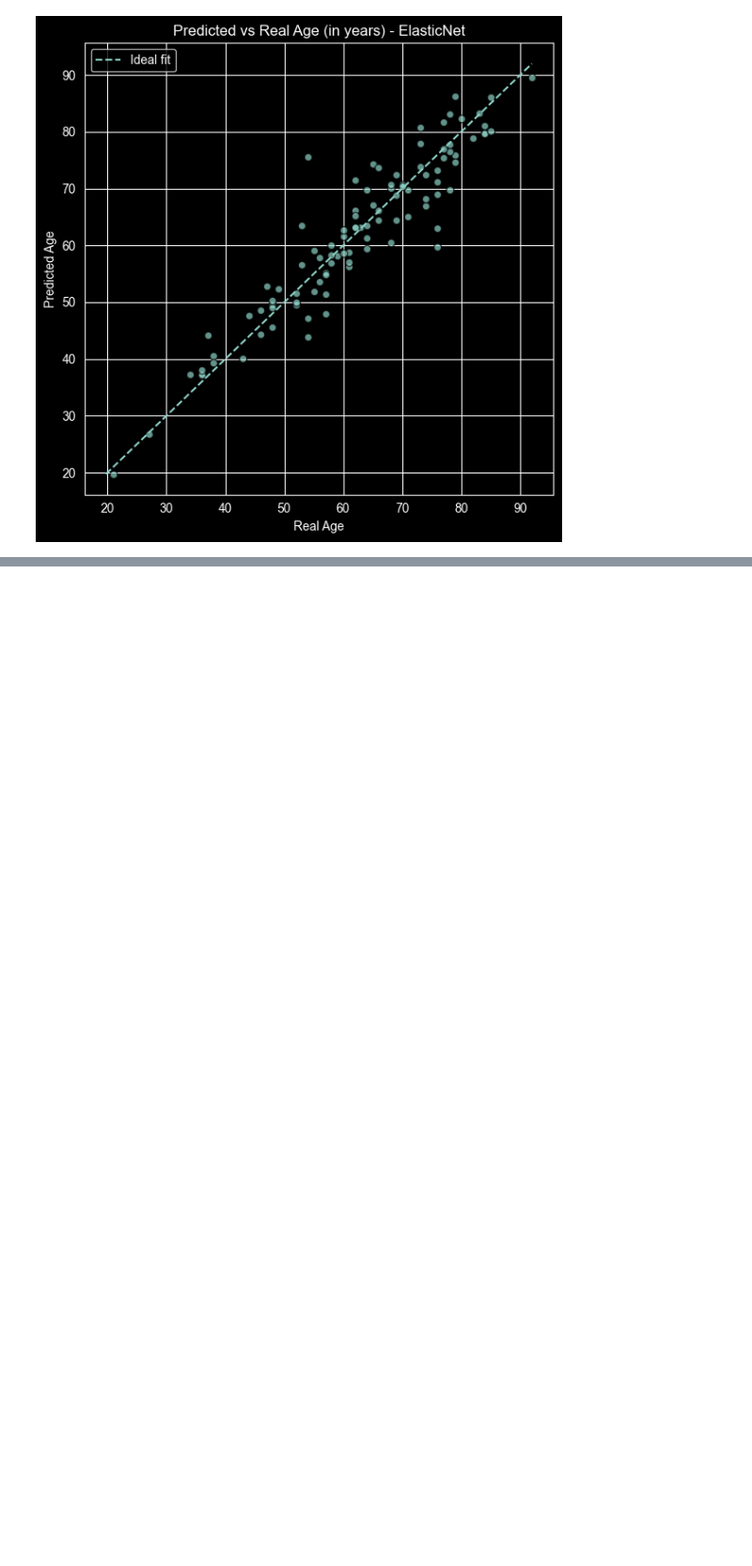
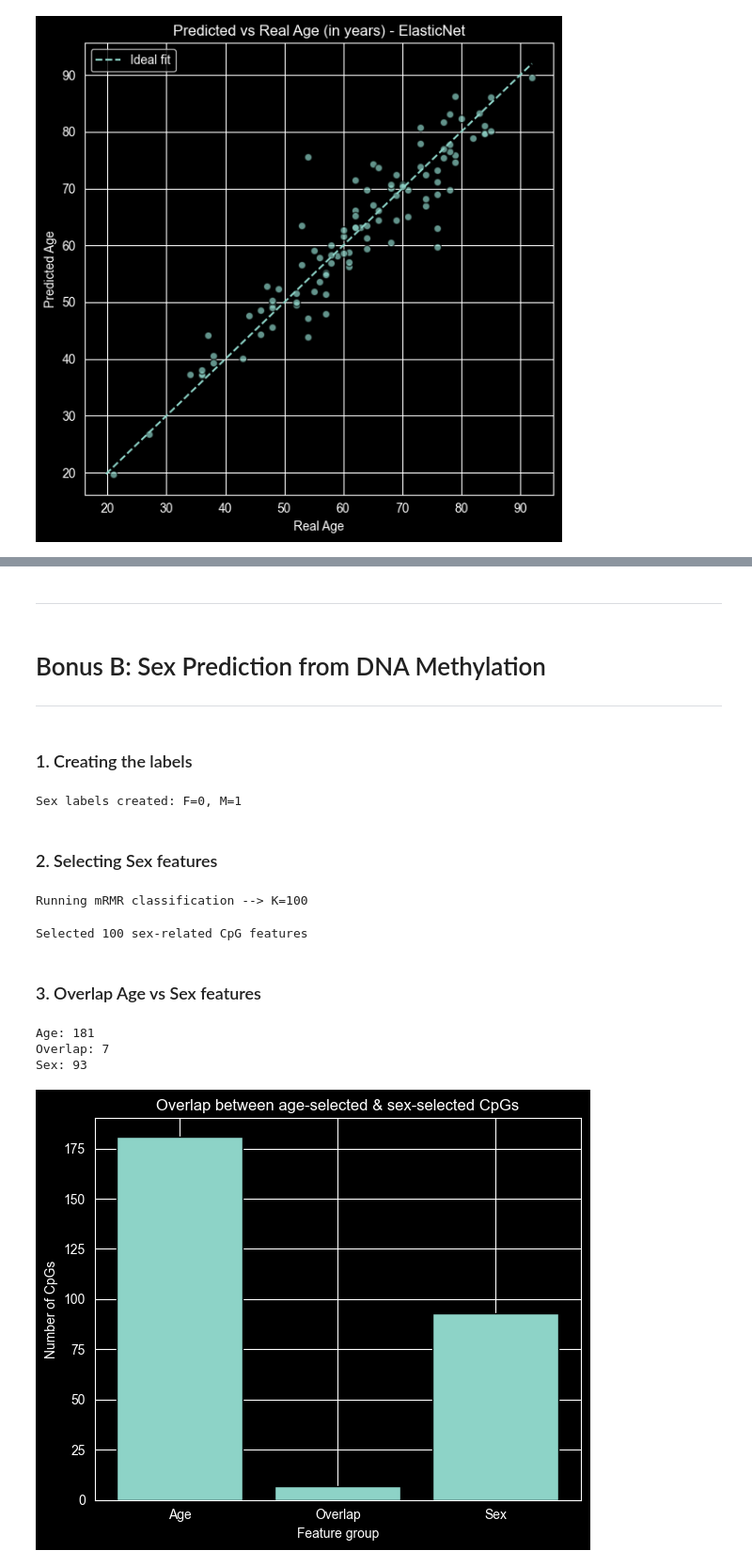
Before and after one commit to Mushroompilamis/MLCB26_Assignment1, a Jupyter notebook: notebooks/model_analysis.ipynb, the cells around one changed output, grey strips where cells are left out. Shown at 94% size. Saved outputs shown, nothing was run; the diff lists cells and outputs as text; code cells hidden in the pictures; blank space fills up the shorter version.

```diff
--- a/notebooks/model_analysis.ipynb
+++ b/notebooks/model_analysis.ipynb
@@ -452,0 +544,27 @@ plot_best_model_real_predict(y_eval, y_predict, best_model_name)
+# %% [markdown]
+---
+# %% [markdown]
+# Bonus B: Sex Prediction from DNA Methylation
+---
+# %% [markdown]
+### 1. Creating the labels
+# %%
+train_data,val_data,eval_data=sex_label(train_data,val_data,eval_data)
+# %% [output]
+Sex labels created: F=0, M=1
+# %% [markdown]
+### 2. Selecting Sex features
+# %%
+sex_features=sex_features(train_data,b_k)
+# %% [output]
+Running mRMR classification --> K=100
+Selected 100 sex-related CpG features
+# %% [markdown]
+### 3. Overlap Age vs Sex features
+# %%
+plot_sexvsage_overlap(selected_features,sex_features)
+# %% [output]
+Age: 181
+Overlap: 7
+Sex: 93
+[figure, added]
```
Also changed, not shown: parts of 27 cells of this notebook, 8 other files.
